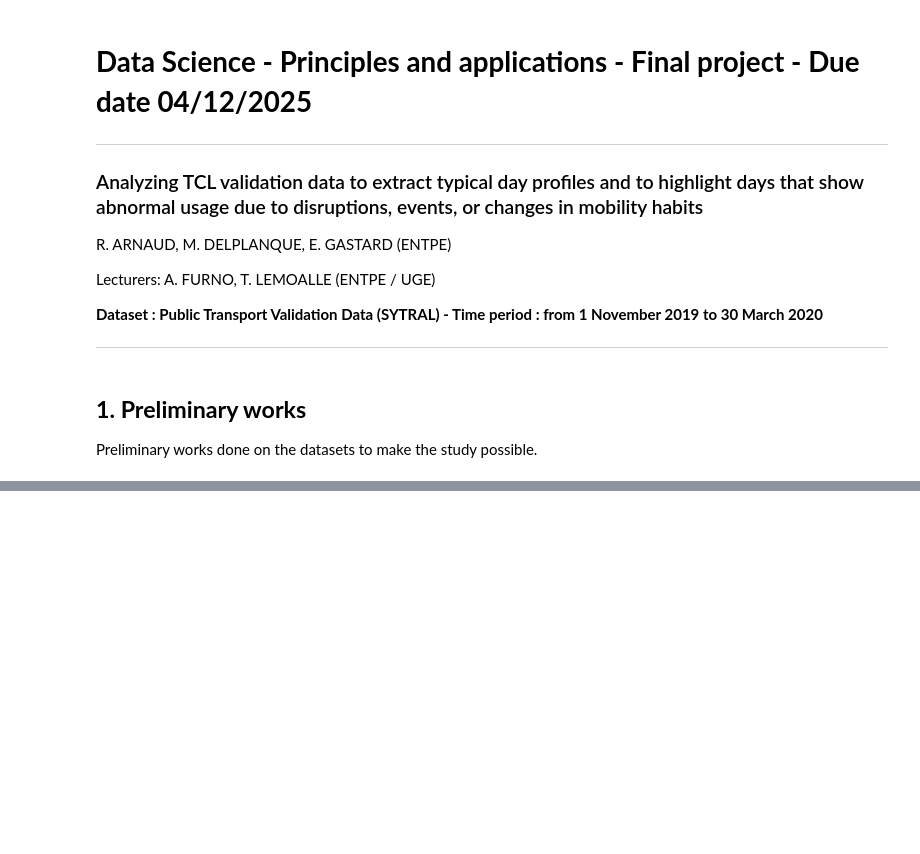
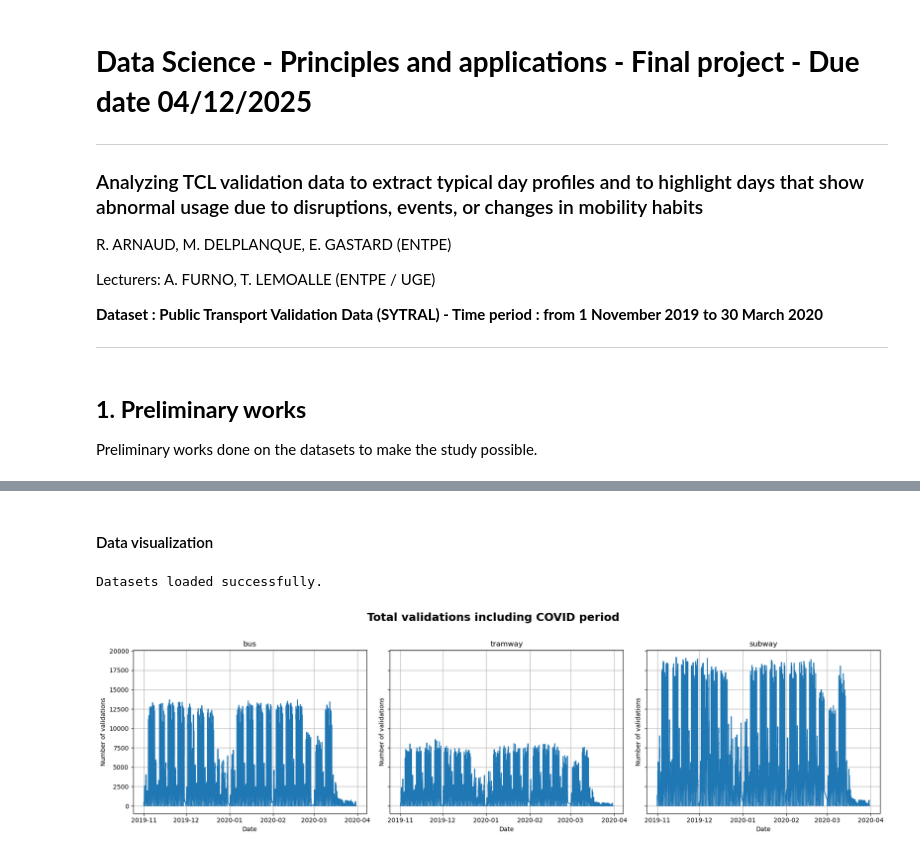
Before and after one commit to arnaudromain2003-lang/DSPAP-Project-2025-ARNAUD-DELPLANQUE-GASTARD, a Jupyter notebook: notebooks/Final_notebook.ipynb, the cells around one changed output, grey strips where cells are left out. Cells and saved outputs as stored; diff of their text form; code cells hidden in the pictures; blank space fills up the shorter version.

```diff
--- a/notebooks/Final_notebook.ipynb
+++ b/notebooks/Final_notebook.ipynb
@@ -175,0 +153,12 @@ Pour le subway, deux colonnes utilisees seulement VAL_DATA et Flow agrégé sur
+# %% [markdown]
+#### Data visualization
+# %%
+df_bus, df_tramway, df_subway = prep.load_data() # Load preprocessed data
+print("Datasets loaded successfully.")
+# %% [output]
+Datasets loaded successfully.
+# %%
+# Visualize total validations for each transport mode (including covid period)
+plot.plot_validations((df_bus,df_tramway,df_subway),title="Total validations including COVID period")
+# %% [output]
+[figure, added]
```
Also changed, not shown: parts of 53 cells of this notebook, 7 other files.
